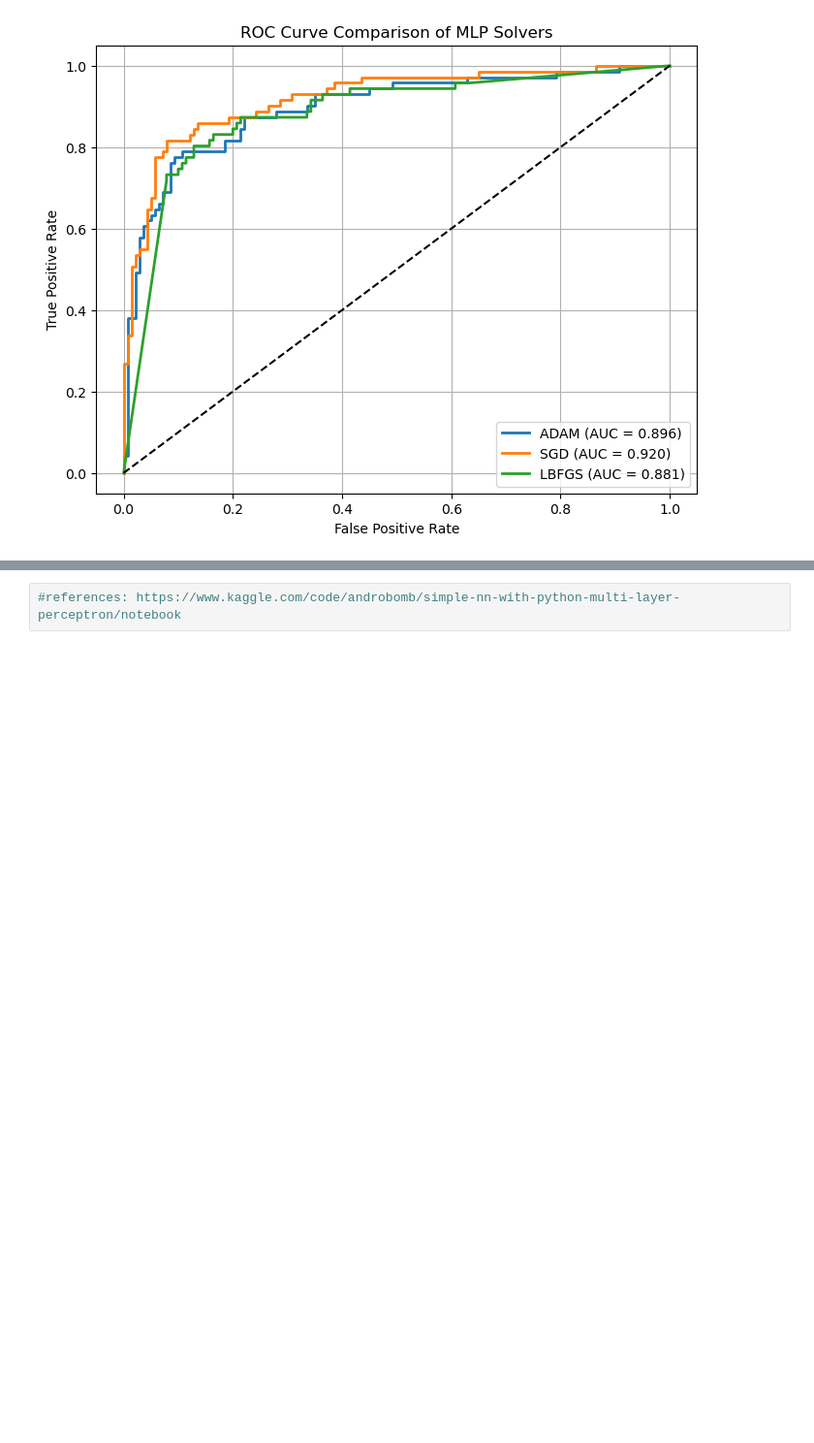
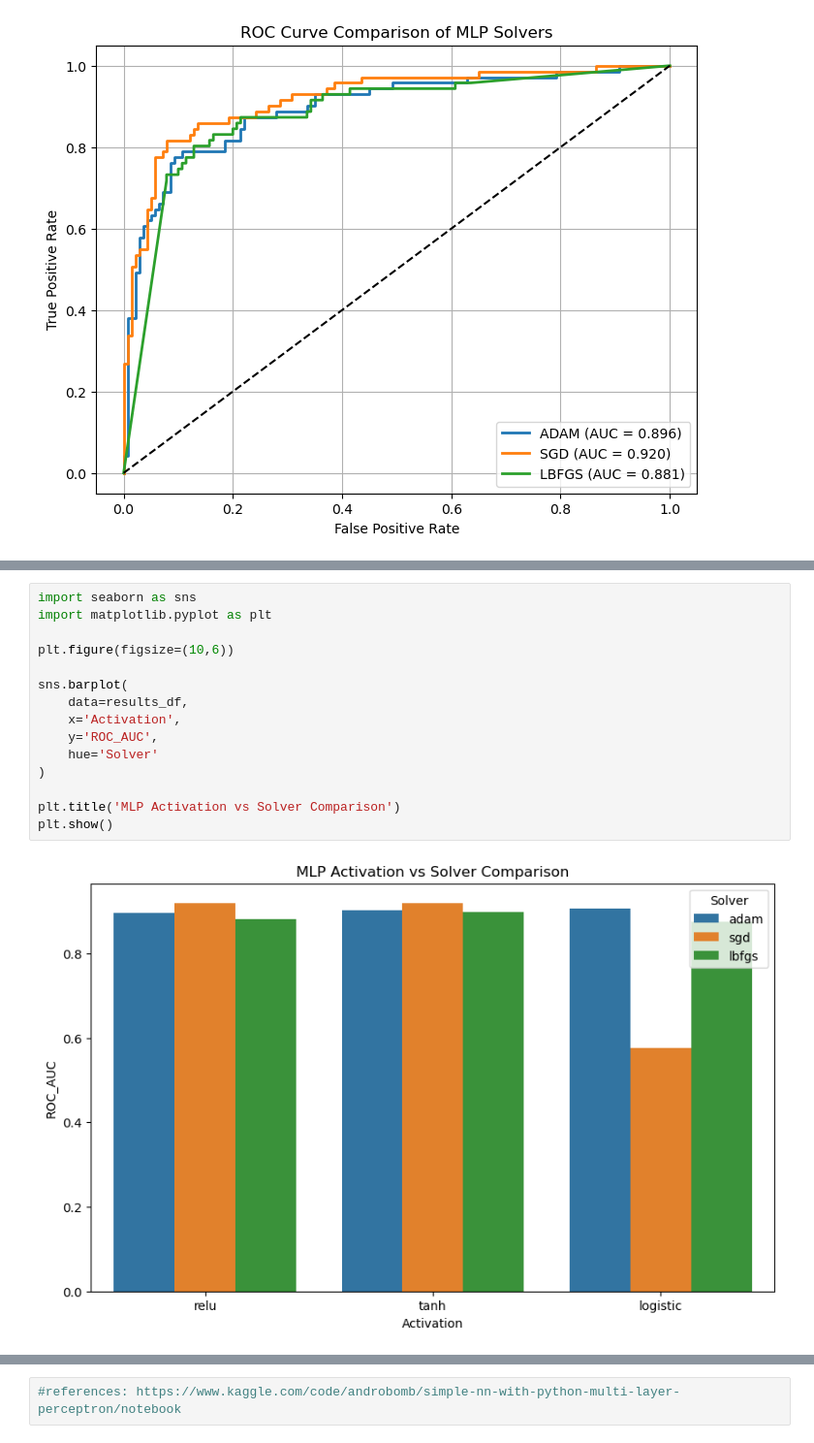
Before and after one commit to warkeaashka/QSAR-biodegradation-ml, a Jupyter notebook: MLP.ipynb, the cells around one changed output, grey strips where cells are left out. Shown at 97% size. Saved outputs shown, nothing was run; the diff lists cells and outputs as text; blank space fills up the shorter version.

```diff
--- a/MLP.ipynb
+++ b/MLP.ipynb
@@ -308,0 +372,17 @@ plt.show()
+# %%
+import seaborn as sns
+import matplotlib.pyplot as plt
+
+plt.figure(figsize=(10,6))
+
+sns.barplot(
+    data=results_df,
+    x='Activation',
+    y='ROC_AUC',
+    hue='Solver'
+)
+
+plt.title('MLP Activation vs Solver Comparison')
+plt.show()
+# %% [output]
+[figure, added]
```
Also changed, not shown: parts of 2 cells of this notebook.
